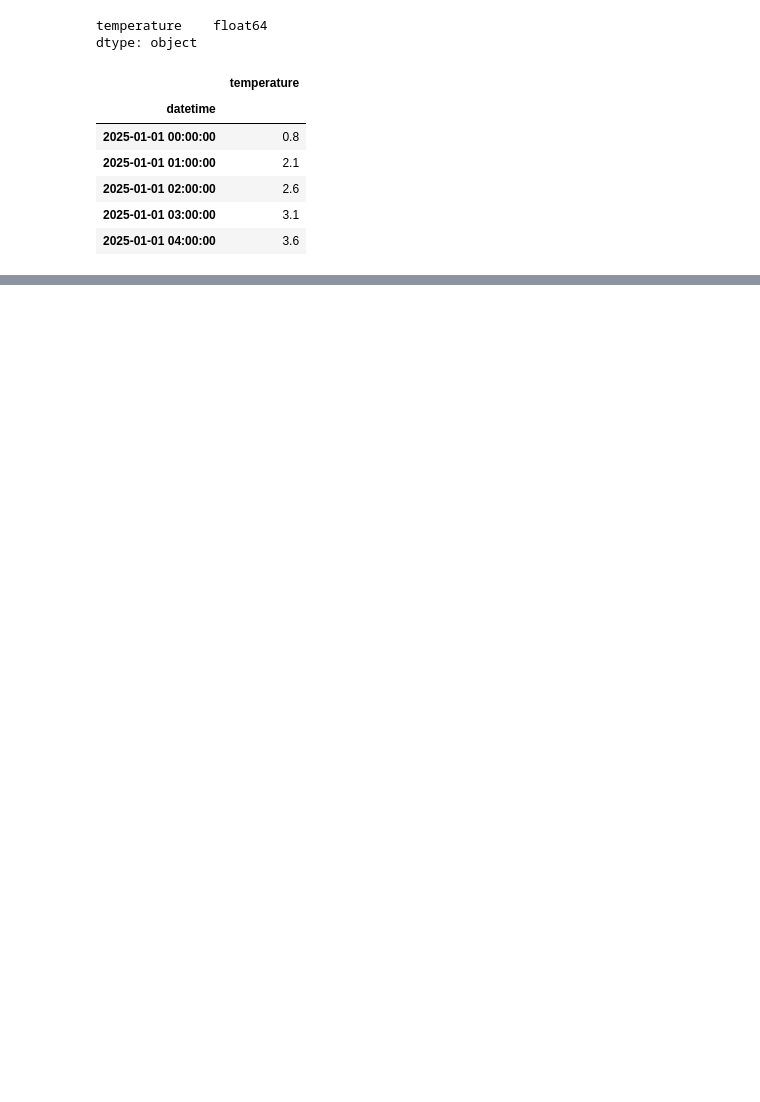
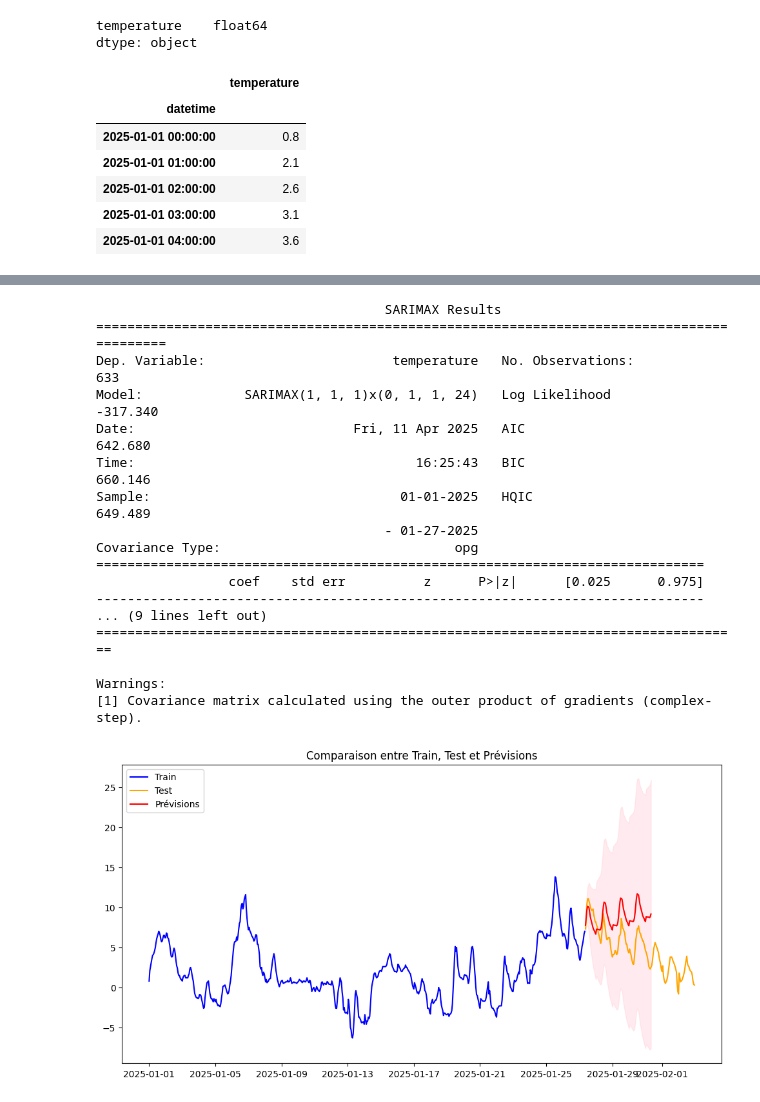
Before and after one commit to Thodler/learn-times-serie, a Jupyter notebook: notebooks/times-serie.ipynb, the cells around one changed output, grey strips where cells are left out. Saved outputs shown, nothing was run; the diff lists cells and outputs as text; code cells hidden in the pictures; blank space fills up the shorter version.

```diff
--- a/notebooks/times-serie.ipynb
+++ b/notebooks/times-serie.ipynb
@@ -38,0 +152,48 @@ df.head()
+# %%
+from statsmodels.tsa.statespace.sarimax import SARIMAX
+# Ensure the required module is installed
+
+# Ordre non-saisonnier (p,d,q) et saisonnier (P,D,Q,s)
+# s=24 pour des données horaires avec cycle quotidien
+model = SARIMAX(train,
+                order=(1, 1, 1),
+                seasonal_order=(0, 1, 1, 24),  # Suppression du terme AR saisonnier
+                enforce_stationarity=False)
+
+results = model.fit()
+print(results.summary())
+
+# Prédictions
+pred = results.get_forecast(steps=96)  # Prédire 48h
+pred_ci = pred.conf_int()
+
+# Visualisation
+plt.figure(figsize=(12, 6))
+plt.plot(train.index, train, label='Train', color='blue')
+plt.plot(test.index, test, label='Test', color='orange')
+plt.plot(pred.predicted_mean.index, pred.predicted_mean,
+         color='red', label='Prévisions')
+plt.fill_between(pred_ci.index, pred_ci.iloc[:, 0], pred_ci.iloc[:, 1],
+                 color='pink', alpha=0.3)
+plt.legend()
+plt.title('Comparaison entre Train, Test et Prévisions')
+plt.show()
+# %% [output]
+                                     SARIMAX Results
+==========================================================================================
+Dep. Variable:                        temperature   No. Observations:                  633
+Model:             SARIMAX(1, 1, 1)x(0, 1, 1, 24)   Log Likelihood                -317.340
+Date:                            Fri, 11 Apr 2025   AIC                            642.680
+Time:                                    16:25:43   BIC                            660.146
+Sample:                                01-01-2025   HQIC                           649.489
+                                     - 01-27-2025
+Covariance Type:                              opg
+==============================================================================
+                 coef    std err          z      P>|z|      [0.025      0.975]
+------------------------------------------------------------------------------
+... (9 lines left out)
+===================================================================================
+
+Warnings:
+[1] Covariance matrix calculated using the outer product of gradients (complex-step).
+[figure, added]
```
Also changed, not shown: parts of 6 cells of this notebook, 5 other files.
